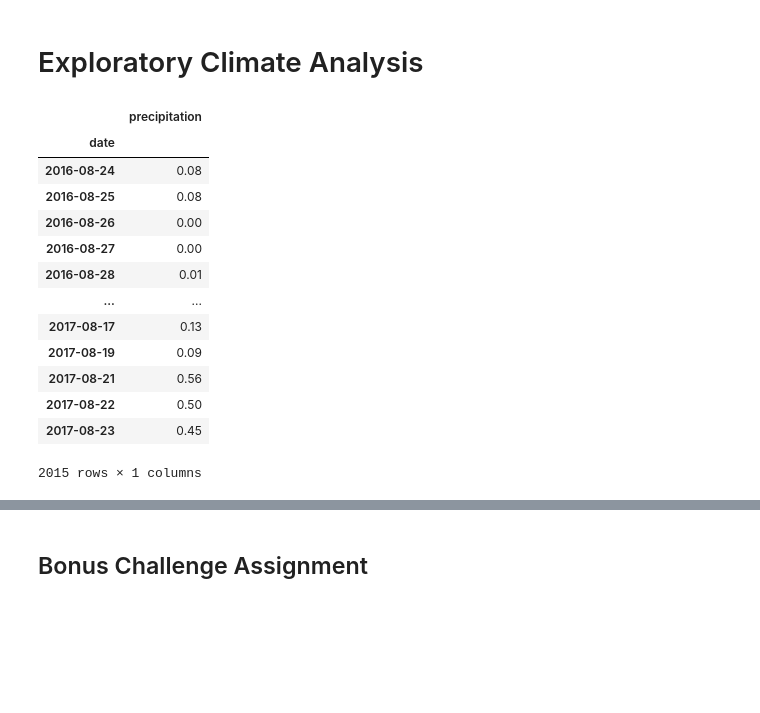
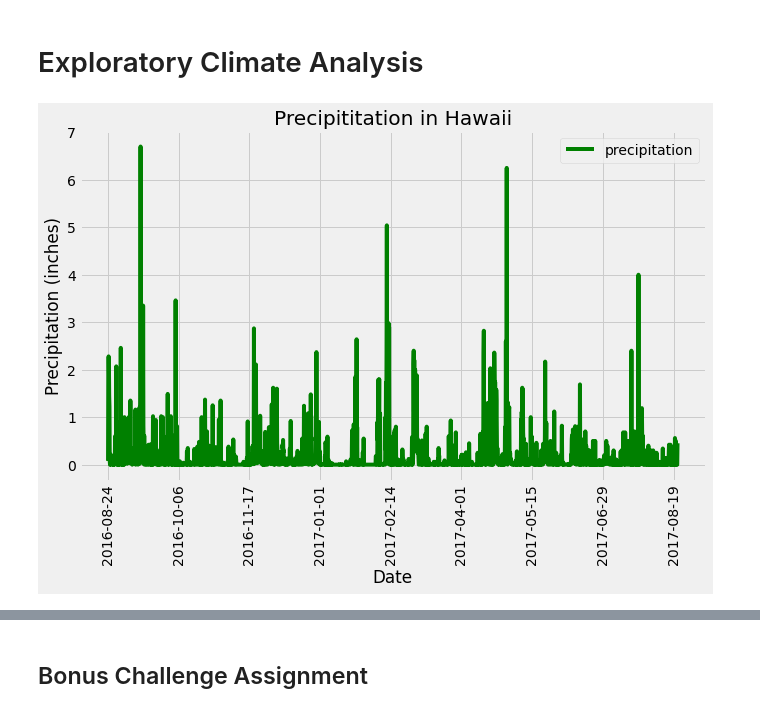
Before and after one commit to susanquiros/sqlalchemy-challenge, a Jupyter notebook: climate_starter.ipynb, the cells around one changed output, grey strips where cells are left out. Cells and saved outputs as stored; diff of their text form; code cells hidden in the pictures; blank space fills up the shorter version.

```diff
--- a/climate_starter.ipynb
+++ b/climate_starter.ipynb
@@ -65,42 +65,39 @@ first_Station.__dict__
 # %%
 # Design a query to retrieve the last 12 months of precipitation data and plot the results
 max_date = session.query(Measurement.date).order_by(Measurement.date.desc()).first()[0]
 max_date= datetime.strptime(max_date, '%Y-%m-%d')
 #max_date
 
 first_time= max_date-timedelta(days=365)
 #first_time
 year= session.query(Measurement.date).filter(Measurement.date >= first_time).order_by(Measurement.date).all()
 #year
 
 
 # Calculate the date 1 year ago from the last data point in the database
 
 # Perform a query to retrieve the data and precipitation scores
 precipitation = session.query(Measurement.date, Measurement.prcp).filter(Measurement.date >=first_time).all()
 #precipitation
 # Save the query results as a Pandas DataFrame and set the index to the date column
-precipitation_df = pd.DataFrame(precipitation, columns = ['date', 'precipitation']).
-precipitation_df=precipitation_df.set_index('date').sort_index(inp)
+precipitation_df = pd.DataFrame(precipitation, columns = ['date', 'precipitation'])
+precipitation_df=precipitation_df.set_index('date')
+
+# Sort the dataframe by date
+precipitation_df.sort_index(inplace =True)
 precipitation_df=precipitation_df.dropna()
 precipitation_df
-# Sort the dataframe by date
-
 # Use Pandas Plotting with Matplotlib to plot the data
+fig, ax= plt.subplots(figsize = (10, 6))
+precipitation_df.plot(ax = ax, color = 'green')
+ax.set_xlabel('Date')
+ax.set_ylabel('Precipitation (inches)')
+plt.xticks(rotation=90)
+ax.set_title('Precipititation in Hawaii')
+plt.savefig("Images/precipitation_hawaii.png")
+plt.tight_layout
+plt.show()
 # %% [output]
-|  | precipitation |
-| date |  |
-| 2016-08-24 | 0.08 |
-| 2016-08-25 | 0.08 |
-| 2016-08-26 | 0.00 |
-| 2016-08-27 | 0.00 |
-| 2016-08-28 | 0.01 |
-| ... | ... |
-| 2017-08-17 | 0.13 |
-| 2017-08-19 | 0.09 |
-| 2017-08-21 | 0.56 |
-| 2017-08-22 | 0.50 |
-| 2017-08-23 | 0.45 |
-2015 rows × 1 columns
+[figure, added]
 # %%
 # Use Pandas to calcualte the summary statistics for the precipitation data
```
Also changed, not shown: parts of 1 cell of this notebook, 1 other file.
